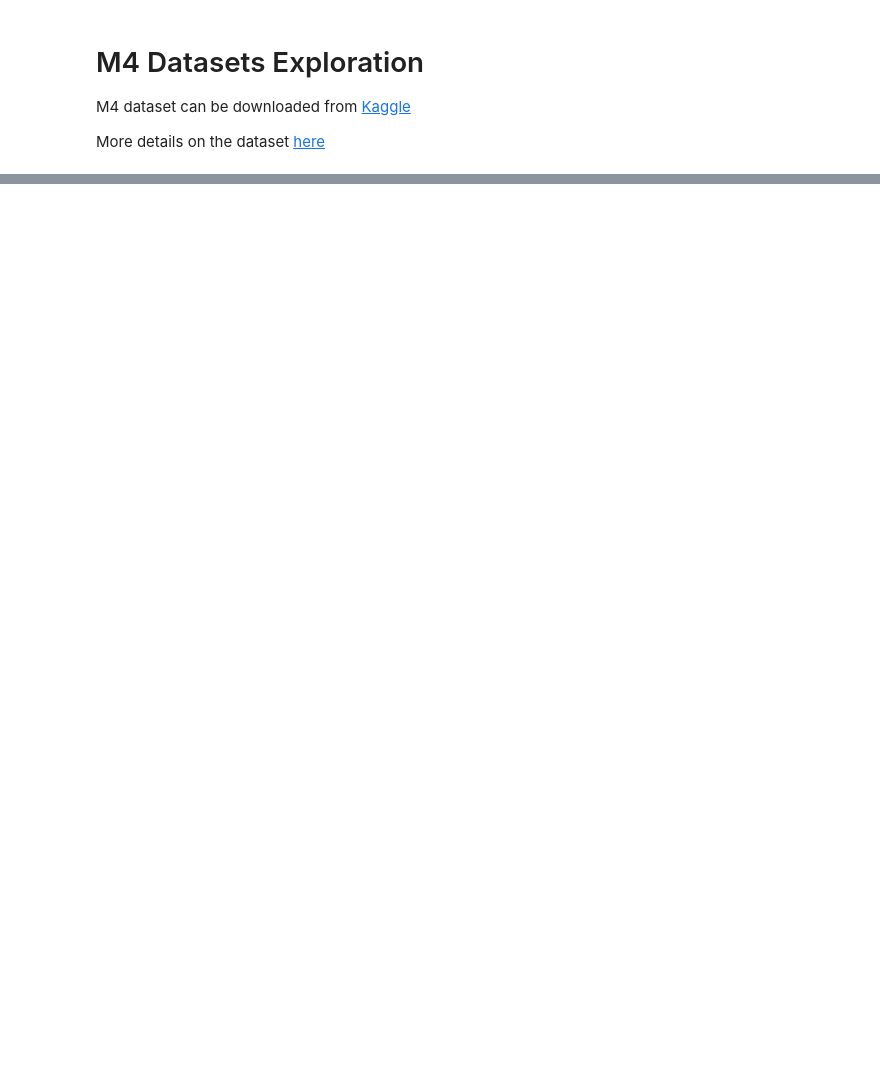
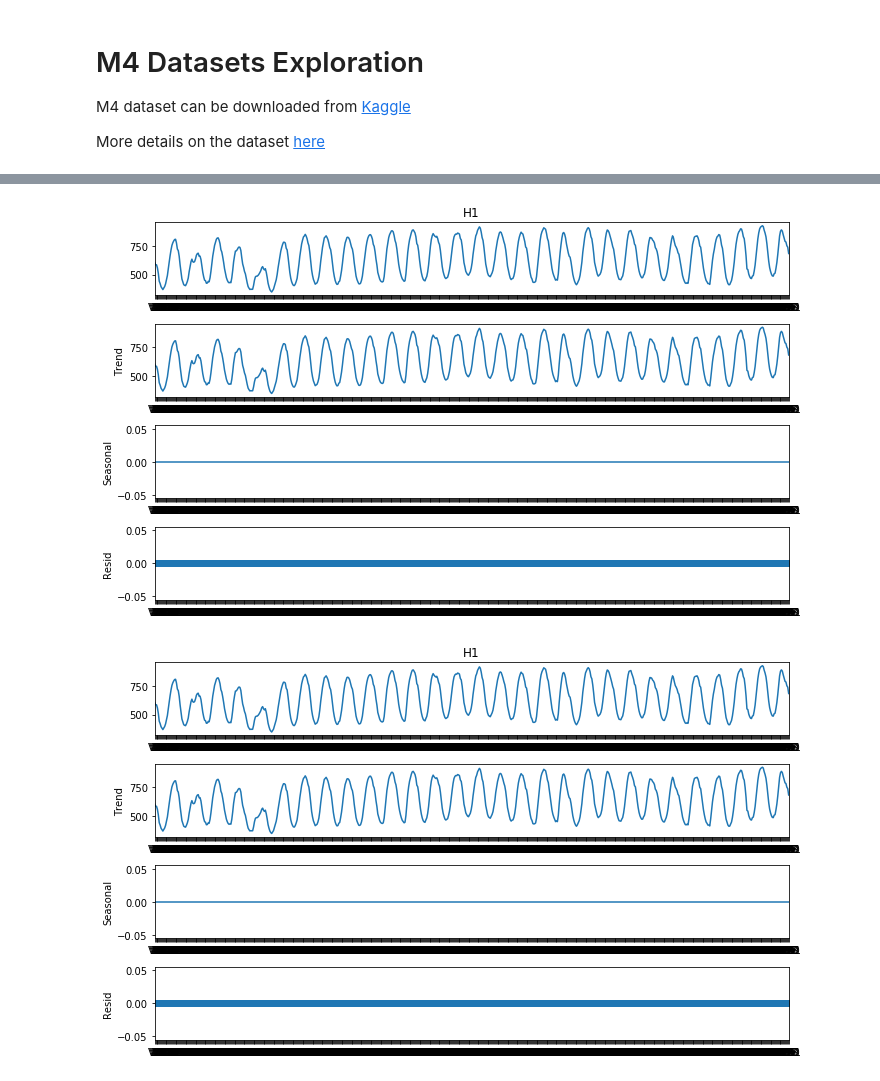
Before and after one commit to DanyJoly/m4, a Jupyter notebook: notebooks/m4_exploration.ipynb, the cells around one changed output, grey strips where cells are left out. Saved outputs shown, nothing was run; the diff lists cells and outputs as text; code cells hidden in the pictures; blank space fills up the shorter version.

```diff
--- a/notebooks/m4_exploration.ipynb
+++ b/notebooks/m4_exploration.ipynb
@@ -97,0 +141,6 @@ for df in dfs:
+# %%
+result = seasonal.seasonal_decompose(ht0, period=1, model='additive')
+result.plot()
+# %% [output]
+[figure, added]
+[figure, added]
```
Also changed, not shown: parts of 25 cells of this notebook, 3 other files.
